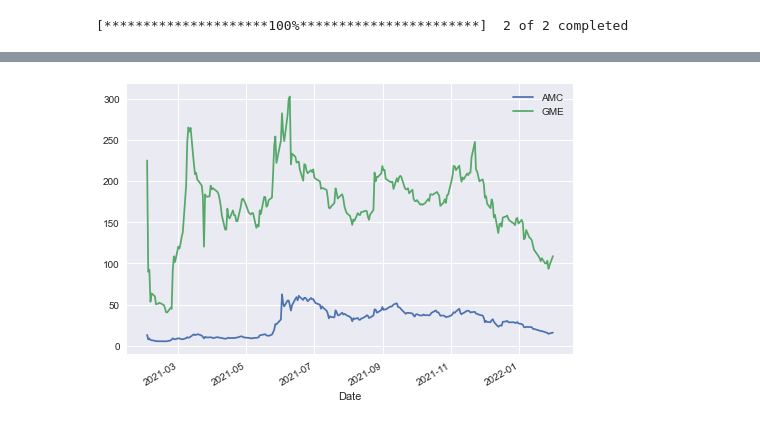
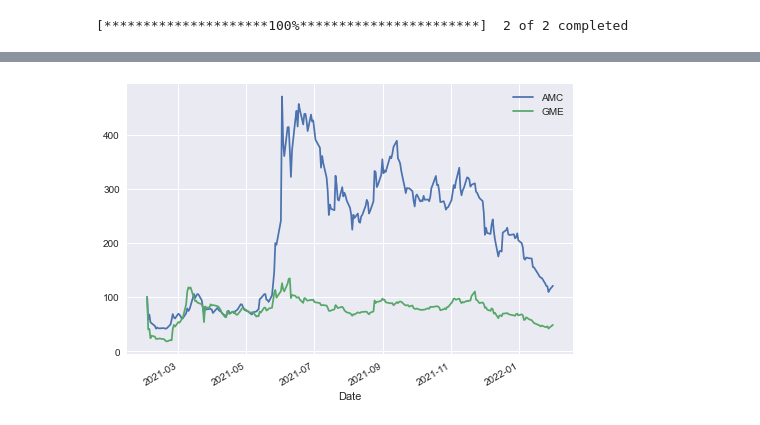
Before and after one commit to Silver911r/stock_analysis_jupyter_yfinace, a Jupyter notebook: main.ipynb, the cells around one changed output, grey strips where cells are left out. Saved outputs shown, nothing was run; the diff lists cells and outputs as text; code cells hidden in the pictures.

```diff
--- a/main.ipynb
+++ b/main.ipynb
@@ -23,0 +30,5 @@ closedStocks = data.loc[:,"Close"].copy()
+# %%
+#chart without normilization
+closedStocks.plot()
+plt.style.use("seaborn")
+plt.show()
@@ -24,6 +37,9 @@ closedStocks = data.loc[:,"Close"].copy()
+# %%
+#normalize the data
+norm = closedStocks.div(closedStocks.iloc[0]).mul(100)
 # %%
-closedStocks.plot()
+norm.plot()
 plt.style.use("seaborn")
 plt.show()
 # %% [output]
-[figure, old version]
+[figure, new version]
```
Also changed, not shown: parts of 15 cells of this notebook.
